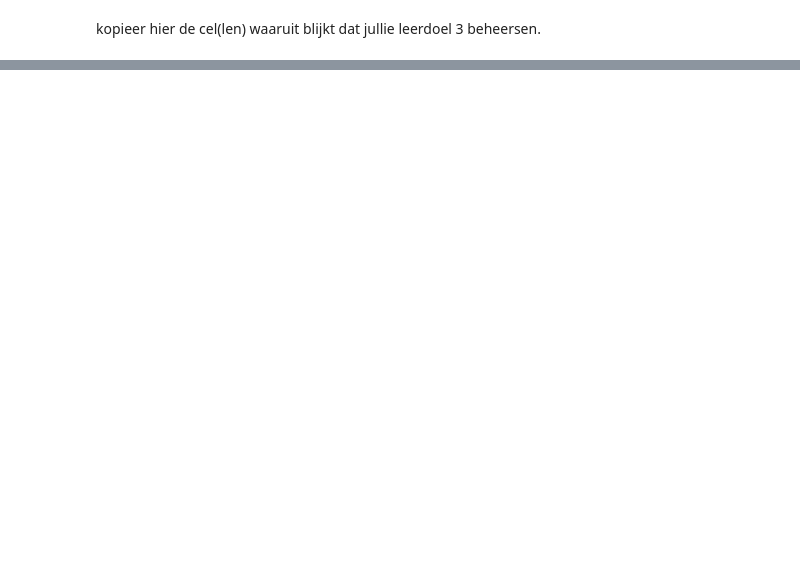
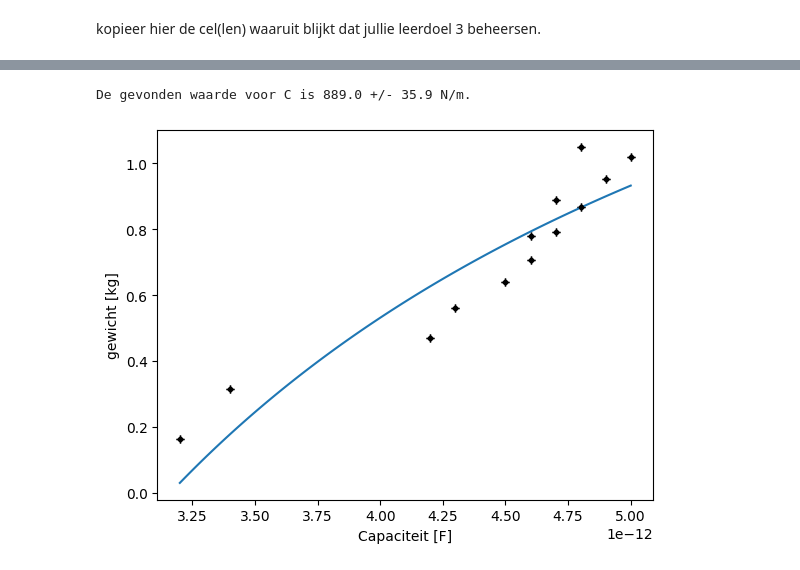
Before and after one commit to Xander1611/opdrachten-DEF-D-AB, a Jupyter notebook: FysiekeOntwerpopdrachten/2OntwerpEenSensorCondensator/DEFOntwerpopdracht2OntwerpEenSensorInvulTemplate.ipynb, the cells around one changed output, grey strips where cells are left out. Cells and saved outputs as stored; diff of their text form; code cells hidden in the pictures; blank space fills up the shorter version.

```diff
--- a/FysiekeOntwerpopdrachten/2OntwerpEenSensorCondensator/DEFOntwerpopdracht2OntwerpEenSensorInvulTemplate.ipynb
+++ b/FysiekeOntwerpopdrachten/2OntwerpEenSensorCondensator/DEFOntwerpopdracht2OntwerpEenSensorInvulTemplate.ipynb
@@ -207,0 +249,30 @@ kopieer hier de cel(len) waaruit blijkt dat jullie leerdoel 3 beheersen.
+# %%
+# Plot hier je gemeten kalibratiegrafiek en plot in dezelfde figuur ook je verwachte ontwerpgrafiek.
+
+C_ref = 34.1 # pF
+g = 9.81
+d_begin = 0.028
+A = 0.01
+
+def Mass(capa,k):
+    M = (d_begin-epsilon0*A/capa)*k/g
+    return M
+
+
+gewicht = np.array([0.162, 0.314, 0.471, 0.561, 0.641,0.708, 0.793, 0.869, 0.952, 1.018,0.780,0.890,1.050])
+kracht = gewicht*g
+Condensator_waarde = np.array([3.2, 3.4, 4.2, 4.3, 4.5,4.6, 4.7, 4.8, 4.9, 5.0,4.6,4.7,4.8])*10**-12
+x = np.linspace(3.2,5,100)*10**-12 # voor een mooie curve, een array van de minimale condensatorwaarde tot de maximale condensatorwaarde.
+val,cov = curve_fit(Mass,Condensator_waarde,gewicht)
+C = val[0]
+u_c = np.sqrt(cov[0,0])
+print('De gevonden waarde voor C is %.1f +/- %.1f N/m.' % (C,u_c))
+plt.figure()
+plt.errorbar(Condensator_waarde,gewicht,xerr=0,yerr=0.00005,capsize=3,fmt='k.')
+plt.plot(x,Mass(x,*val))
+plt.ylabel('gewicht [kg]')
+plt.xlabel('Capaciteit [F]')
+plt.show()
+# %% [output]
+De gevonden waarde voor C is 889.0 +/- 35.9 N/m.
+[figure, added]
```
Also changed, not shown: parts of 11 cells of this notebook, 1 other file.
